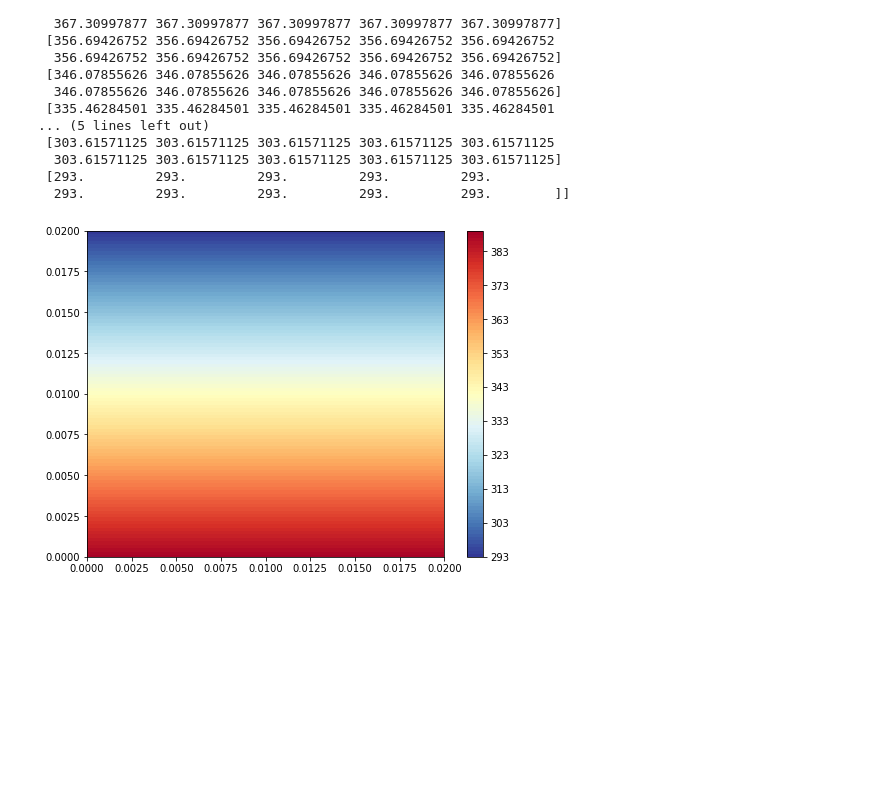
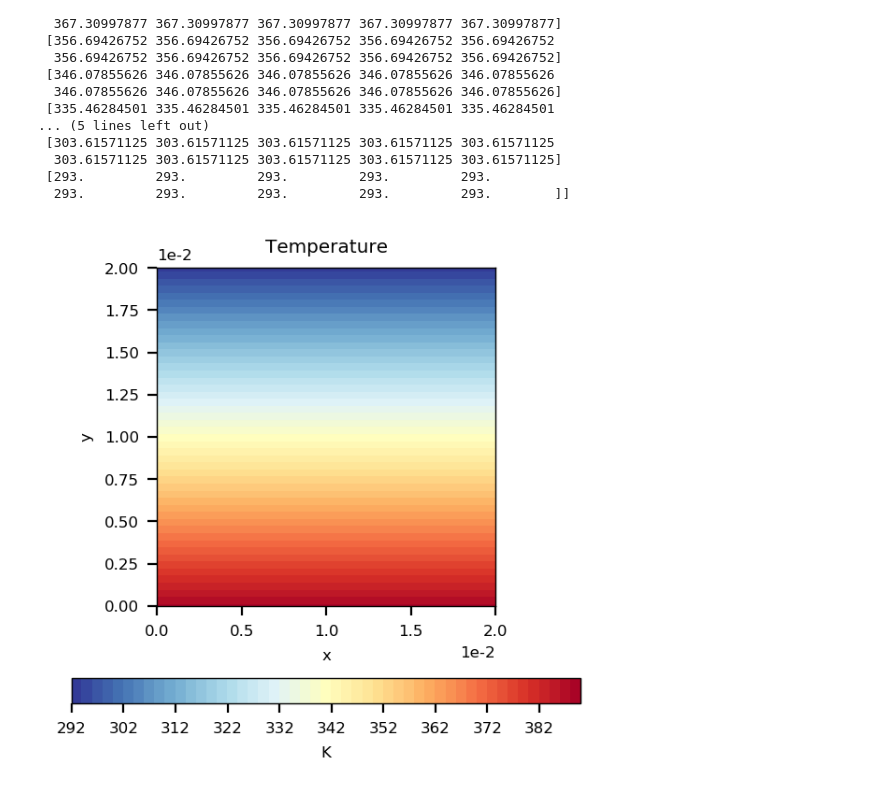
Before and after one commit to izsom/NSSC02_Ex4, a Jupyter notebook: NSSC2ex4.ipynb, the cells around one changed output. Cells and saved outputs as stored; diff of their text form; code cells hidden in the pictures; blank space fills up the shorter version.

Commit message:
Flux and temp gradient

```diff
--- a/NSSC2ex4.ipynb
+++ b/NSSC2ex4.ipynb
@@ -73,12 +113,10 @@ def assemble_global(nodes, elems, k, hz):
         b1 = Ji@np.array([-1,-1])
         b2 = Ji@np.array([1,0])
         b3 = Ji@np.array([0,1])
-        H_e = k*hz/2*np.linalg.det(J)*np.array([[b1@b1.T, b1@b2.T, b1@b3.T],
+        H_e = k[i]*hz/2*np.linalg.det(J)*np.array([[b1@b1.T, b1@b2.T, b1@b3.T],
                                                 [b2@b1.T, b2@b2.T, b2@b3.T],[b3@b1.T, b3@b2.T, b3@b3.T]])
         #Global stiffness matrix
         for l in range(3):
             for j in range(3):
                 H[elems[i, l],elems[i, j]] += H_e[l,j]
     return H
-H1 = assemble_global(coords, elems, 314, 0.001)
-print(H1)
@@ -132,6 +152,19 @@ print(H1)
 '''
 Solving the system
 '''
+#Variables
+hz = 0.001
+q = 1.5e+6
+L = 0.02
+k0 = 314
+c = 30
+Q = q*hz*L
+k = conductivity(elems, c, k0)
+
+#Assemble global matrix
+H1 = assemble_global(coords, elems, k, hz)
+#H1 = assemble_global_alt(coords, elems, k, hz)
+
 #Get submatrices
 H2 = H1[0:90,0:90]
 H3 = H1[0:90,90:100]
@@ -139,11 +172,10 @@ H3 = H1[0:90,90:100]
 #Forcing vector
 P1 = np.zeros(90)
 #Apply flux Neumann BCs
-Q = 1.5e+6*0.001*0.02
 P1[0] = Q/18
 P1[1:9] = Q/9
 P1[9] = Q/18
-print (P1.sum()/0.001/0.02) #check if total flux is coorect
+print (P1.sum()/0.001/0.02) #check if total flux is correct
 
 #Apply temperature Dirichlet BCs
 Tn = 293*np.ones(10)
@@ -176,19 +208,26 @@ print (T)
   293.         293.         293.         293.         293.        ]]
 # %%
 '''
-Plotting -so far only for the square mesh
+Plotting temp - so far only for the square mesh
 '''
 X = coords[:10,0]
 Y = coords[::10,1]
-Z = interpolate.interp2d(X, Y, T) # bilinear interpolation of the result
+#Z = interpolate.interp2d(X, Y, T) # bilinear interpolation of the result
 Xn = np.linspace(0, 0.02, 100)
 Yn = np.linspace(0, 0.02, 100)
-fig,ax=plt.subplots(1,1, figsize=(8,6))
+fig,ax=plt.subplots(1,1,)
 #plt.triplot(coords[:,0], coords[:,1], elems)
 #plt.plot(coords[:,0], coords[:,1], 'o')
-cp = ax.contourf(Xn, Yn, Z(Xn,Yn), 100, cmap='RdYlBu_r')
-#cp = ax.contour(X, Y, T, cmap='RdYlBu_r')
-fig.colorbar(cp)
+#cp = ax.contour(Xn, Yn, Z(Xn,Yn), 100, cmap='RdYlBu_r')
+cp = ax.contourf(X, Y, T, 50, cmap='RdYlBu_r')
+ax.set_title('Temperature')
+ax.set_xlabel('x')
+ax.set_ylabel('y')
+plt.axis('scaled')
+plt.ticklabel_format(axis='both', style='sci', scilimits=(-2,-2))
+
+fig.colorbar(cp, label='K' ,orientation='horizontal')
+plt.tight_layout()
 plt.show()
 # %% [output]
-[figure, old version]
+[figure, new version]
```
Also changed, not shown: parts of 9 cells of this notebook.
